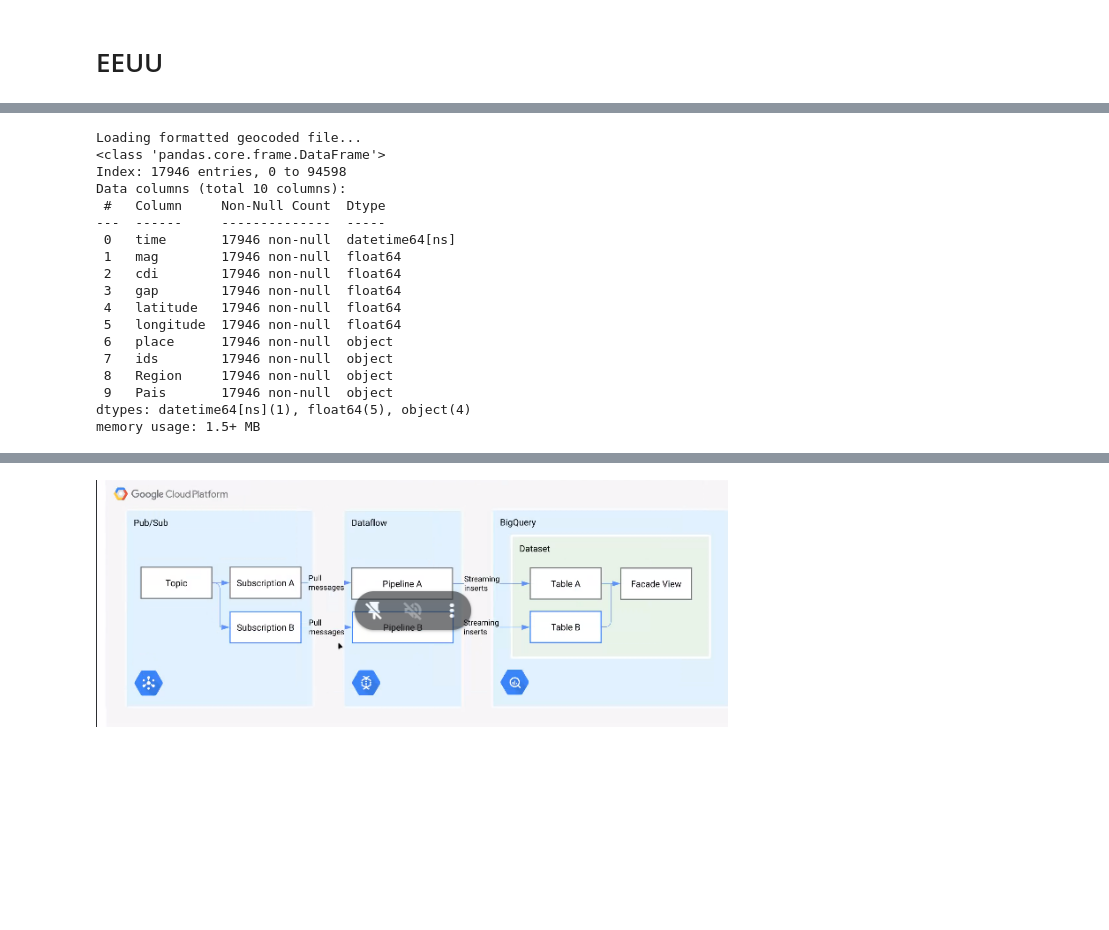
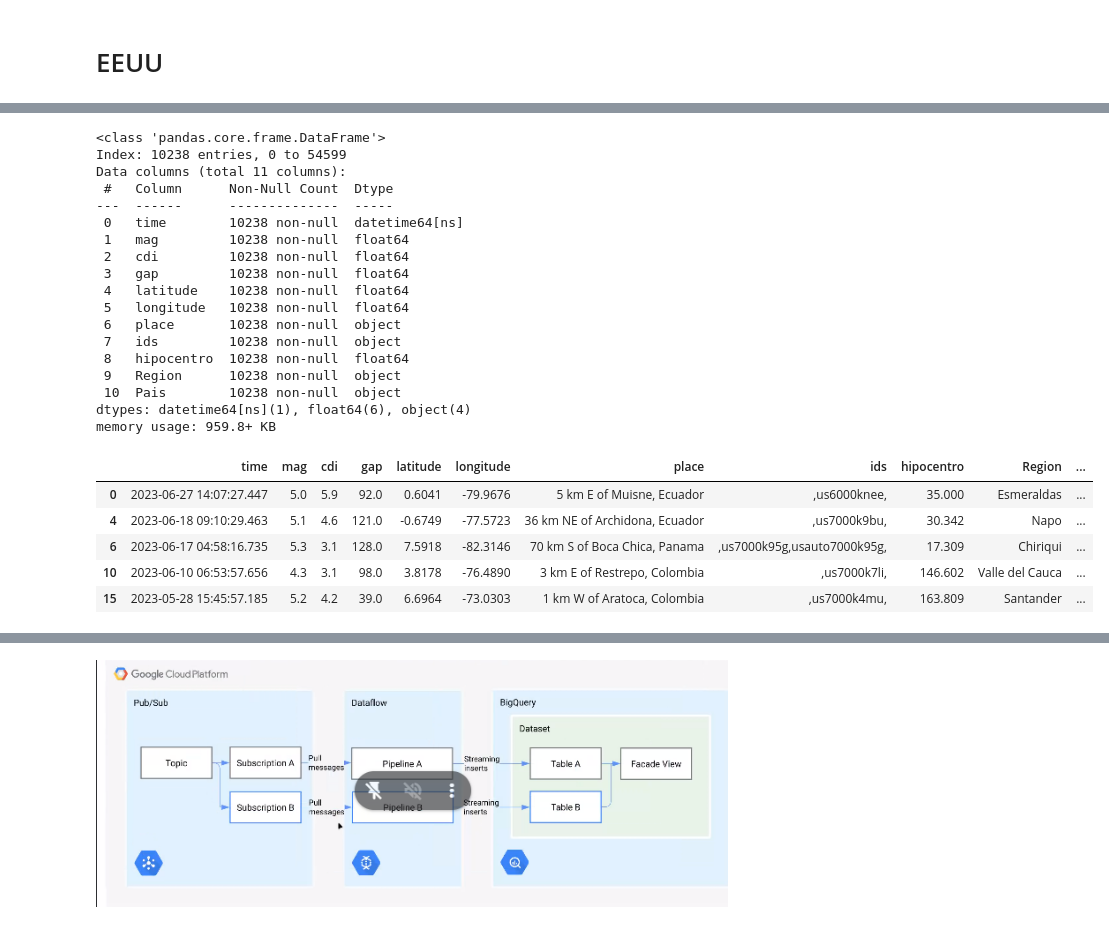
Before and after one commit to tinchoreco/PF-Alertas-Sismicas, a Jupyter notebook: notebooks/Igenieria/ETL.ipynb, the cells around one changed output, grey strips where cells are left out. Saved outputs shown, nothing was run; the diff lists cells and outputs as text; code cells hidden in the pictures; blank space fills up the shorter version.

```diff
--- a/notebooks/Igenieria/ETL.ipynb
+++ b/notebooks/Igenieria/ETL.ipynb
@@ -36,6 +36,10 @@ for event in data['features']:
     properties = event['properties']
     latitude = event['geometry']['coordinates'][1]
     longitude = event['geometry']['coordinates'][0]
+    longitude2 = event['geometry']['coordinates'][2]
+
+
+
     records.append(properties)
 
 for event in data['features']:
@@ -43,6 +47,9 @@ for event in data['features']:
     coordinates = event['geometry']['coordinates']
     properties['latitude'] = coordinates[1]
     properties['longitude'] = coordinates[0]
+    properties['hipocentro'] = coordinates[2]
+
+
     records.append(properties)
 
 # Crear el DataFrame
@@ -100,6 +107,10 @@ for event in data['features']:
     properties = event['properties']
     latitude = event['geometry']['coordinates'][1]
     longitude = event['geometry']['coordinates'][0]
+    longitude2 = event['geometry']['coordinates'][2]
+
+
+
     records.append(properties)
 
 for event in data['features']:
@@ -107,7 +118,7 @@ for event in data['features']:
     coordinates = event['geometry']['coordinates']
     properties['latitude'] = coordinates[1]
     properties['longitude'] = coordinates[0]
-    records.append(properties)
+    properties['hipocentro'] = coordinates[2]
 
 
 # Crear el DataFrame
@@ -166,6 +177,10 @@ for event in data['features']:
     properties = event['properties']
     latitude = event['geometry']['coordinates'][1]
     longitude = event['geometry']['coordinates'][0]
+    longitude2 = event['geometry']['coordinates'][2]
+
+
+
     records.append(properties)
 
 for event in data['features']:
@@ -173,7 +188,8 @@ for event in data['features']:
     coordinates = event['geometry']['coordinates']
     properties['latitude'] = coordinates[1]
     properties['longitude'] = coordinates[0]
-    records.append(properties)
+    properties['hipocentro'] = coordinates[2]
+
 
 # Crear el DataFrame
 df_EEUU = pd.DataFrame(records)
@@ -232,8 +248,9 @@ df_sismos["time"] = pd.to_datetime(df_sismos["time"], unit= "ms")
 df_sismos["updated"] = pd.to_datetime(df_sismos["updated"], unit= "ms")
 # %%
 # Quitemos los nulos
-df_sismos = df_sismos[["time", "mag", "cdi", "gap", "latitude", "longitude", "place", "ids"]]
+df_sismos = df_sismos[["time", "mag", "cdi", "gap", "latitude", "longitude",  "place", "ids","hipocentro"]]
 df_sismos = df_sismos.dropna()
 df_sismos.info()
+df_sismos.head(3)
 # %% [output]
 <class 'pandas.core.frame.DataFrame'>
@@ -254,38 +276,45 @@ memory usage: 1.2+ MB
 # %%
 # Creamos las columnas con "Pais" y con "Region"
 
 # Crear una lista de tuplas de coordenadas (latitud, longitud)
 coordinates = list(zip(df_sismos['latitude'], df_sismos['longitude']))
 
 # Realizar la búsqueda inversa de las coordenadas
 results = rg.search(coordinates)
 
 # Obtener la lista de prefecturas a partir de los resultados
 prefectures = [result['admin1'] if result['admin1'] != '' else 'Desconocido' for result in results]
 countries = [result['cc'] if result['cc'] != '' else 'Desconocido' for result in results]
 # Agregar la columna "region" al DataFrame
 df_sismos['Region'] = prefectures
 df_sismos['Pais'] = countries
 df_sismos.info()
+df_sismos.head(5)
 # %% [output]
-Loading formatted geocoded file...
 <class 'pandas.core.frame.DataFrame'>
-Index: 17946 entries, 0 to 94598
-Data columns (total 10 columns):
- #   Column     Non-Null Count  Dtype
----  ------     --------------  -----
- 0   time       17946 non-null  datetime64[ns]
- 1   mag        17946 non-null  float64
- 2   cdi        17946 non-null  float64
- 3   gap        17946 non-null  float64
- 4   latitude   17946 non-null  float64
- 5   longitude  17946 non-null  float64
- 6   place      17946 non-null  object
- 7   ids        17946 non-null  object
- 8   Region     17946 non-null  object
- 9   Pais       17946 non-null  object
-dtypes: datetime64[ns](1), float64(5), object(4)
-memory usage: 1.5+ MB
+Index: 10238 entries, 0 to 54599
+Data columns (total 11 columns):
+ #   Column      Non-Null Count  Dtype
+---  ------      --------------  -----
+ 0   time        10238 non-null  datetime64[ns]
+ 1   mag         10238 non-null  float64
+ 2   cdi         10238 non-null  float64
+ 3   gap         10238 non-null  float64
+ 4   latitude    10238 non-null  float64
+ 5   longitude   10238 non-null  float64
+ 6   place       10238 non-null  object
+ 7   ids         10238 non-null  object
+ 8   hipocentro  10238 non-null  float64
+ 9   Region      10238 non-null  object
+ 10  Pais        10238 non-null  object
+dtypes: datetime64[ns](1), float64(6), object(4)
+memory usage: 959.8+ KB
+|  | time | mag | cdi | gap | latitude | longitude | place | ids | hipocentro | Region | ... |
+| 0 | 2023-06-27 14:07:27.447 | 5.0 | 5.9 | 92.0 | 0.6041 | -79.9676 | 5 km E of Muisne, Ecuador | ,us6000knee, | 35.000 | Esmeraldas | ... |
+| 4 | 2023-06-18 09:10:29.463 | 5.1 | 4.6 | 121.0 | -0.6749 | -77.5723 | 36 km NE of Archidona, Ecuador | ,us7000k9bu, | 30.342 | Napo | ... |
+| 6 | 2023-06-17 04:58:16.735 | 5.3 | 3.1 | 128.0 | 7.5918 | -82.3146 | 70 km S of Boca Chica, Panama | ,us7000k95g,usauto7000k95g, | 17.309 | Chiriqui | ... |
+| 10 | 2023-06-10 06:53:57.656 | 4.3 | 3.1 | 98.0 | 3.8178 | -76.4890 | 3 km E of Restrepo, Colombia | ,us7000k7li, | 146.602 | Valle del Cauca | ... |
+| 15 | 2023-05-28 15:45:57.185 | 5.2 | 4.2 | 39.0 | 6.6964 | -73.0303 | 1 km W of Aratoca, Colombia | ,us7000k4mu, | 163.809 | Santander | ... |
 # %%
 # Listado de valores a eliminar en la columna 'Col1'
 paises_permitidos = ['CO', 'US', 'JP']
```
Also changed, not shown: parts of 6 cells of this notebook, 5 other files.
